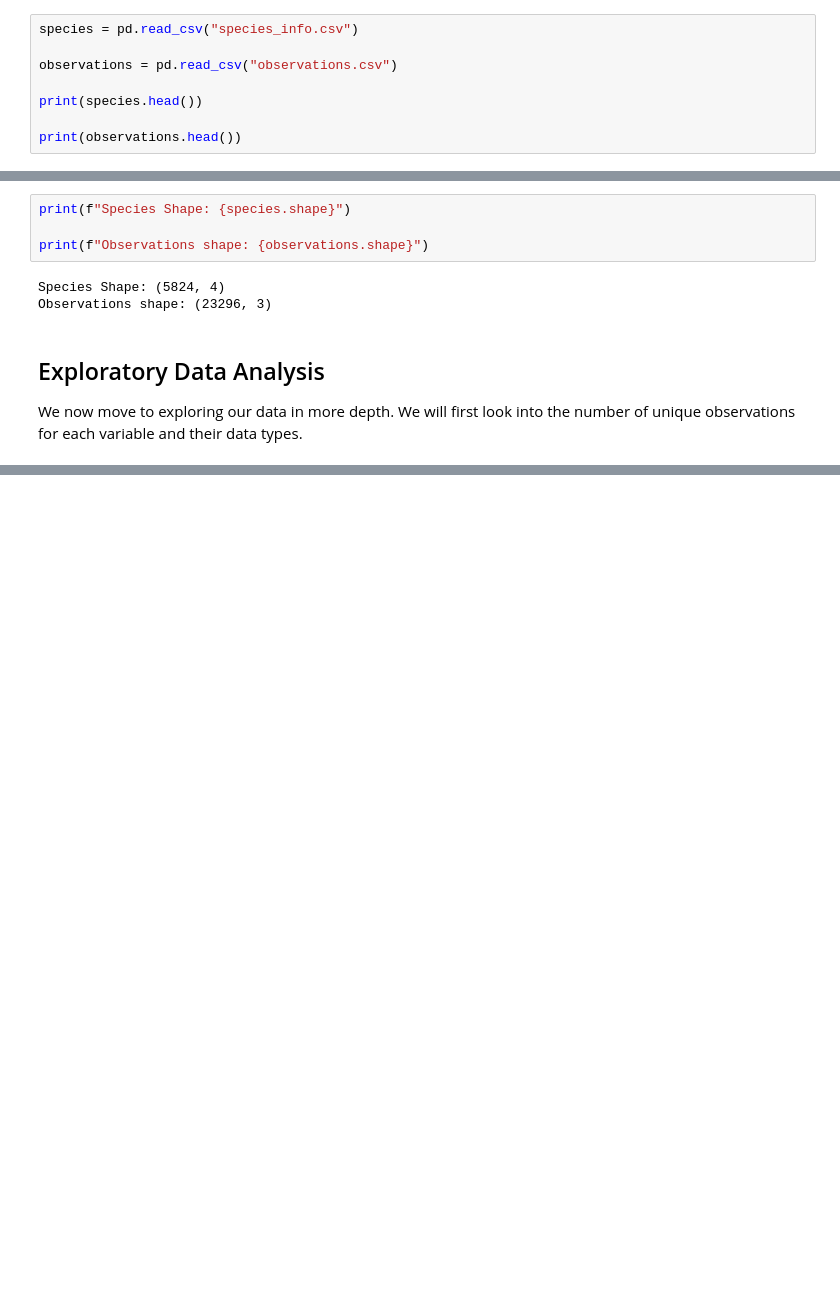
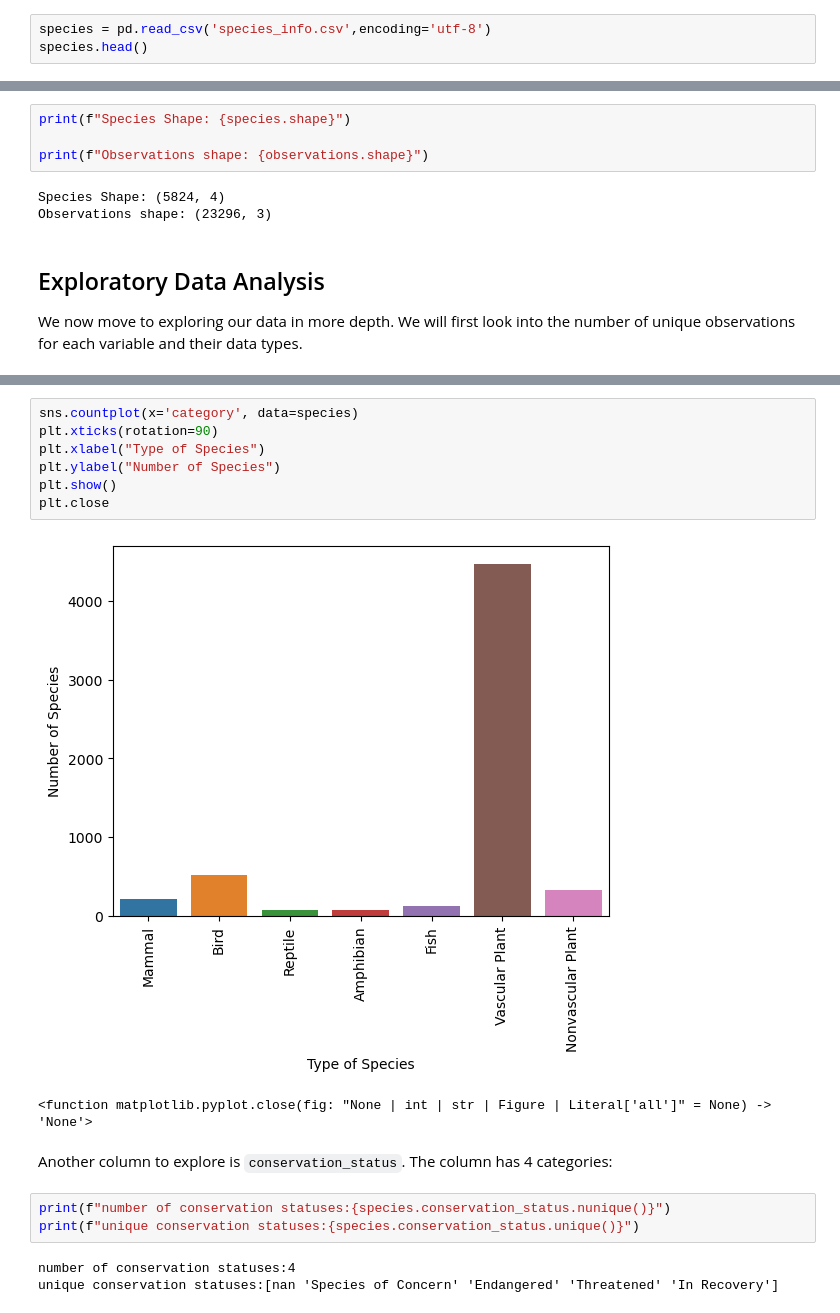
Before and after one commit to erkartik2019/biodiversity-conservation, a Jupyter notebook: biodiversity.ipynb, the cells around one changed output, grey strips where cells are left out. Cells and saved outputs as stored; diff of their text form; blank space fills up the shorter version.

Commit message:
Data Analysis and Visualization completed

```diff
--- a/biodiversity.ipynb
+++ b/biodiversity.ipynb
@@ -47,11 +54,6 @@ To analyze the conservation status of species and their observations in national
 
 Once loaded as DataFrames, datasets can be used for exploration and visualization.
 # %%
-species = pd.read_csv("species_info.csv")
-
-observations = pd.read_csv("observations.csv")
-
-print(species.head())
-
-print(observations.head())
+species = pd.read_csv('species_info.csv',encoding='utf-8')
+species.head()
 # %% [output]
@@ -91,0 +130,18 @@ We now move to exploring our data in more depth. We will first look into the num
+# %%
+sns.countplot(x='category', data=species)
+plt.xticks(rotation=90)
+plt.xlabel("Type of Species")
+plt.ylabel("Number of Species")
+plt.show()
+plt.close
+# %% [output]
+[figure, added]
+<function matplotlib.pyplot.close(fig: "None | int | str | Figure | Literal['all']" = None) -> 'None'>
+# %% [markdown]
+Another column to explore is `conservation_status`. The column has 4 categories:
+# %%
+print(f"number of conservation statuses:{species.conservation_status.nunique()}")
+print(f"unique conservation statuses:{species.conservation_status.unique()}")
+# %% [output]
+number of conservation statuses:4
+unique conservation statuses:[nan 'Species of Concern' 'Endangered' 'Threatened' 'In Recovery']
```
Also changed, not shown: parts of 45 cells of this notebook.
